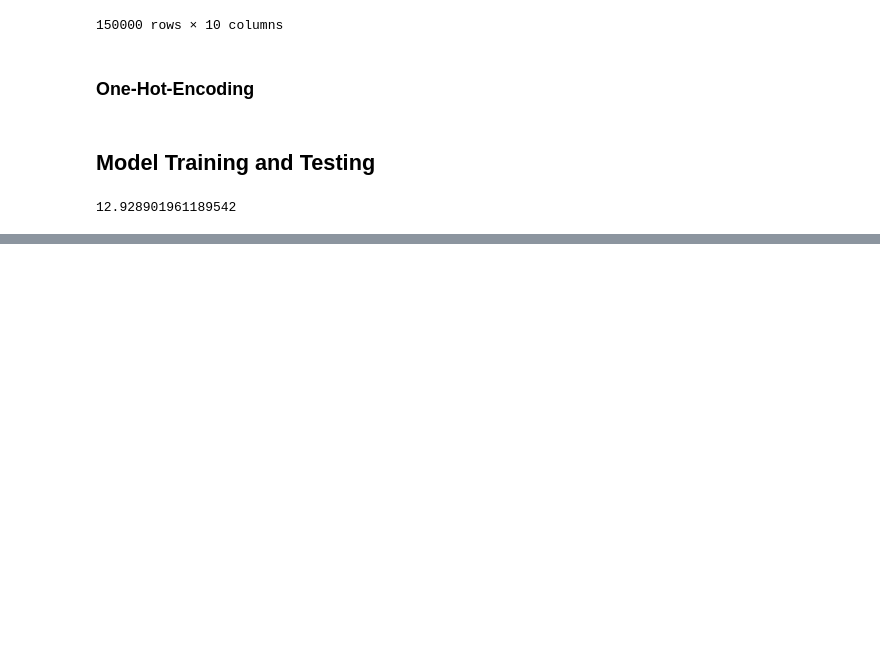
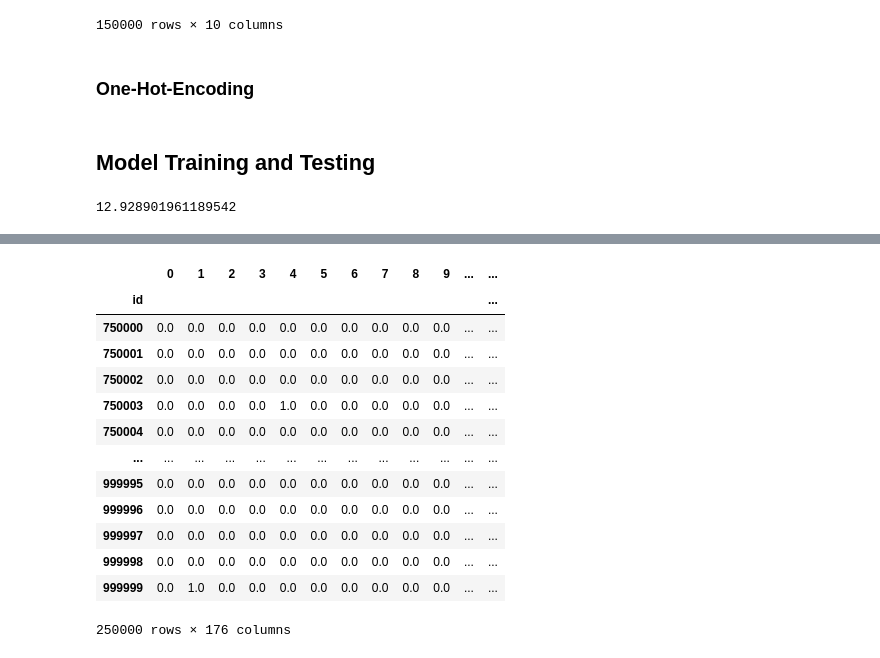
Before and after one commit to Enzo-Olivieri/Kaggle-S5-EP-4, a Jupyter notebook: listening_time_model.ipynb, the cells around one changed output, grey strips where cells are left out. Drawn from its saved outputs; the diff is of its cells as text; code cells hidden in the pictures; blank space fills up the shorter version.

Commit message:
Ready for first submission.
Predicted on the test data and generated a submission csv file.

```diff
--- a/listening_time_model.ipynb
+++ b/listening_time_model.ipynb
@@ -26,12 +25,6 @@ full_test = pd.read_csv("test.csv", index_col="id")
 
 y = full_train["Listening_Time_minutes"]
 X = full_train.drop("Listening_Time_minutes", axis = 1)
-# %%
-full_train = pd.read_csv("train.csv", index_col="id")
-full_test = pd.read_csv("test.csv", index_col="id")
-
-y = full_train["Listening_Time_minutes"]
-X = full_train.drop("Listening_Time_minutes", axis = 1)
 # %%
 full_train
 # %% [output]
@@ -197,0 +193,5 @@ RMSE
+# %%
+X_test = pd.read_csv("test.csv", index_col="id")
+
+
+obj_to_cat(X_test)
@@ -197,0 +213,30 @@ RMSE
+# %%
+
+cat_features = [col for col in X_test.columns if X_test[col].dtype == "category"]
+
+simple_imputer_test = simple_imputer.transform(X_test[cat_features])
+
+OH_encoded_X_test= pd.DataFrame(OH_encoder.transform(X_test[cat_features]))
+
+OH_encoded_X_test.index = X_test.index
+
+X_test = X_test.drop(cat_features, axis =1)
+
+X_test = pd.concat([OH_encoded_X_test, X_test], axis = 1)
+# %%
+X_test
+# %% [output]
+|  | 0 | 1 | 2 | 3 | 4 | 5 | 6 | 7 | 8 | 9 | ... | ... |
+| id |  |  |  |  |  |  |  |  |  |  |  | ... |
+| 750000 | 0.0 | 0.0 | 0.0 | 0.0 | 0.0 | 0.0 | 0.0 | 0.0 | 0.0 | 0.0 | ... | ... |
+| 750001 | 0.0 | 0.0 | 0.0 | 0.0 | 0.0 | 0.0 | 0.0 | 0.0 | 0.0 | 0.0 | ... | ... |
+| 750002 | 0.0 | 0.0 | 0.0 | 0.0 | 0.0 | 0.0 | 0.0 | 0.0 | 0.0 | 0.0 | ... | ... |
+| 750003 | 0.0 | 0.0 | 0.0 | 0.0 | 1.0 | 0.0 | 0.0 | 0.0 | 0.0 | 0.0 | ... | ... |
+| 750004 | 0.0 | 0.0 | 0.0 | 0.0 | 0.0 | 0.0 | 0.0 | 0.0 | 0.0 | 0.0 | ... | ... |
+| ... | ... | ... | ... | ... | ... | ... | ... | ... | ... | ... | ... | ... |
+| 999995 | 0.0 | 0.0 | 0.0 | 0.0 | 0.0 | 0.0 | 0.0 | 0.0 | 0.0 | 0.0 | ... | ... |
+| 999996 | 0.0 | 0.0 | 0.0 | 0.0 | 0.0 | 0.0 | 0.0 | 0.0 | 0.0 | 0.0 | ... | ... |
+| 999997 | 0.0 | 0.0 | 0.0 | 0.0 | 0.0 | 0.0 | 0.0 | 0.0 | 0.0 | 0.0 | ... | ... |
+| 999998 | 0.0 | 0.0 | 0.0 | 0.0 | 0.0 | 0.0 | 0.0 | 0.0 | 0.0 | 0.0 | ... | ... |
+| 999999 | 0.0 | 1.0 | 0.0 | 0.0 | 0.0 | 0.0 | 0.0 | 0.0 | 0.0 | 0.0 | ... | ... |
+250000 rows × 176 columns
```
Also changed, not shown: parts of 6 cells of this notebook.
